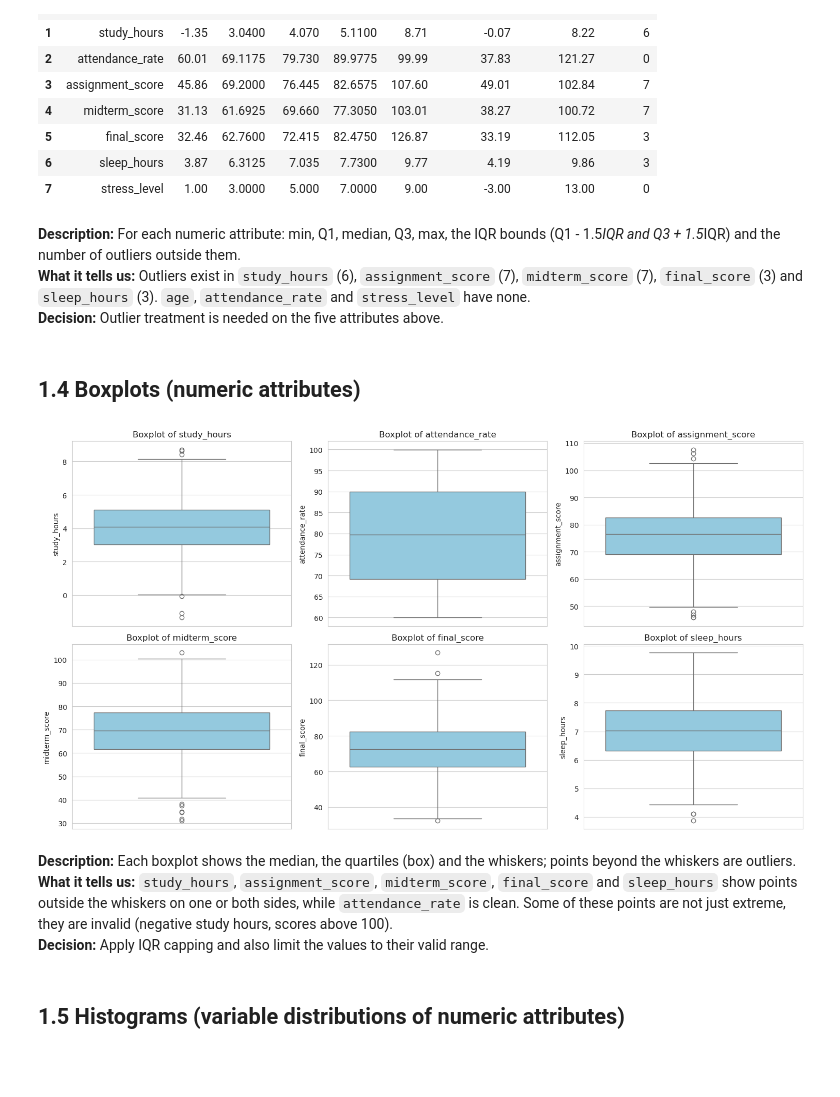
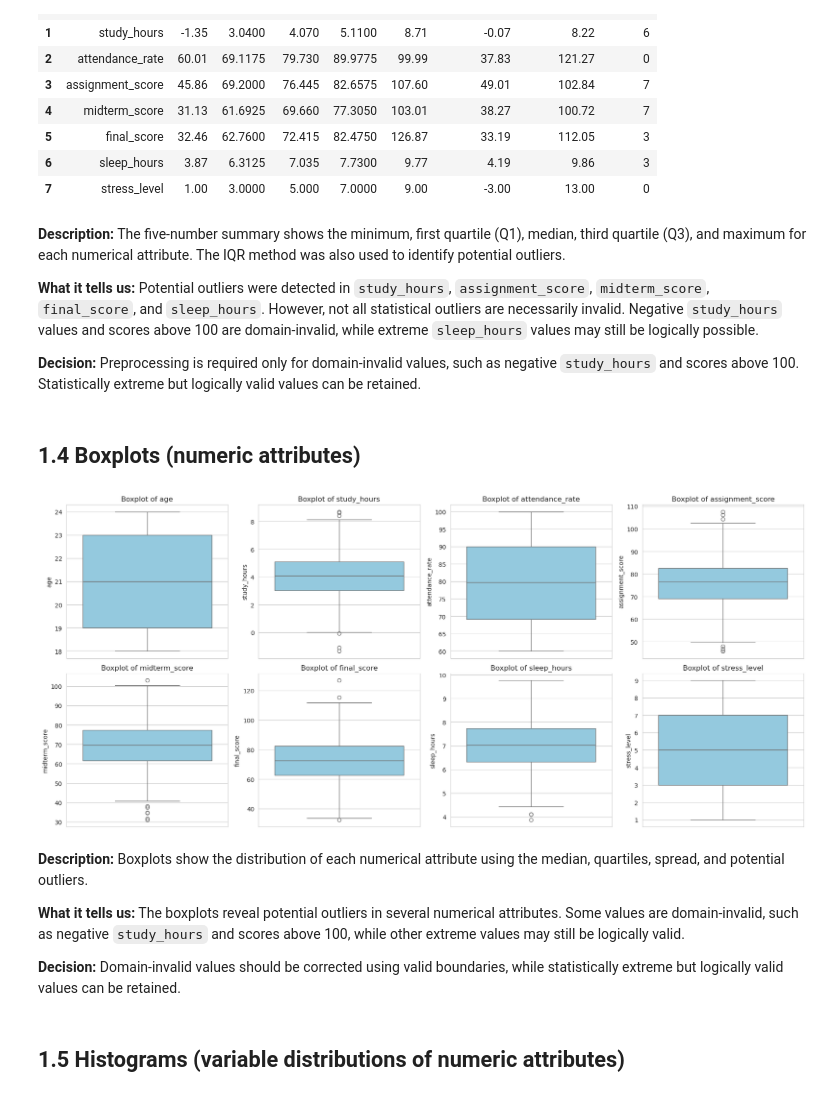
Before and after one commit to LaraAlmani/IT326, a Jupyter notebook: Phase2.ipynb, the cells around one changed output. Cells and saved outputs as stored; diff of their text form; code cells hidden in the pictures; blank space fills up the shorter version.

```diff
--- a/Phase2.ipynb
+++ b/Phase2.ipynb
@@ -140,26 +142,41 @@ summary
 | 6 | sleep_hours | 3.87 | 6.3125 | 7.035 | 7.7300 | 9.77 | 4.19 | 9.86 | 3 |
 | 7 | stress_level | 1.00 | 3.0000 | 5.000 | 7.0000 | 9.00 | -3.00 | 13.00 | 0 |
 # %% [markdown]
-**Description:** For each numeric attribute: min, Q1, median, Q3, max, the IQR bounds (Q1 - 1.5*IQR and Q3 + 1.5*IQR) and the number of outliers outside them.
-**What it tells us:** Outliers exist in `study_hours` (6), `assignment_score` (7), `midterm_score` (7), `final_score` (3) and `sleep_hours` (3). `age`, `attendance_rate` and `stress_level` have none.
-**Decision:** Outlier treatment is needed on the five attributes above.
+**Description:** The five-number summary shows the minimum, first quartile (Q1), median, third quartile (Q3), and maximum for each numerical attribute. The IQR method was also used to identify potential outliers.
+
+**What it tells us:** Potential outliers were detected in `study_hours`, `assignment_score`, `midterm_score`, `final_score`, and `sleep_hours`. However, not all statistical outliers are necessarily invalid. Negative `study_hours` values and scores above 100 are domain-invalid, while extreme `sleep_hours` values may still be logically possible.
+
+**Decision:** Preprocessing is required only for domain-invalid values, such as negative `study_hours` and scores above 100. Statistically extreme but logically valid values can be retained.
 # %% [markdown]
 ## 1.4 Boxplots (numeric attributes)
 # %%
-plot_cols = ["study_hours", "attendance_rate", "assignment_score",
-             "midterm_score", "final_score", "sleep_hours"]
-fig, axes = plt.subplots(2, 3, figsize=(15, 8))
+plot_cols = [
+    "age",
+    "study_hours",
+    "attendance_rate",
+    "assignment_score",
+    "midterm_score",
+    "final_score",
+    "sleep_hours",
+    "stress_level"
+]
+
+fig, axes = plt.subplots(2, 4, figsize=(18, 8))
+
 for ax, col in zip(axes.flatten(), plot_cols):
     sns.boxplot(y=raw_df[col], ax=ax, color="skyblue")
     ax.set_title("Boxplot of " + col)
+
 plt.tight_layout()
 plt.show()
 # %% [output]
-[figure, old version]
+[figure, new version]
 # %% [markdown]
-**Description:** Each boxplot shows the median, the quartiles (box) and the whiskers; points beyond the whiskers are outliers.
-**What it tells us:** `study_hours`, `assignment_score`, `midterm_score`, `final_score` and `sleep_hours` show points outside the whiskers on one or both sides, while `attendance_rate` is clean. Some of these points are not just extreme, they are invalid (negative study hours, scores above 100).
-**Decision:** Apply IQR capping and also limit the values to their valid range.
+**Description:** Boxplots show the distribution of each numerical attribute using the median, quartiles, spread, and potential outliers.
+
+**What it tells us:** The boxplots reveal potential outliers in several numerical attributes. Some values are domain-invalid, such as negative `study_hours` and scores above 100, while other extreme values may still be logically valid.
+
+**Decision:** Domain-invalid values should be corrected using valid boundaries, while statistically extreme but logically valid values can be retained.
 # %% [markdown]
 ## 1.5 Histograms (variable distributions of numeric attributes)
 # %%
```
Also changed, not shown: parts of 24 cells of this notebook.
